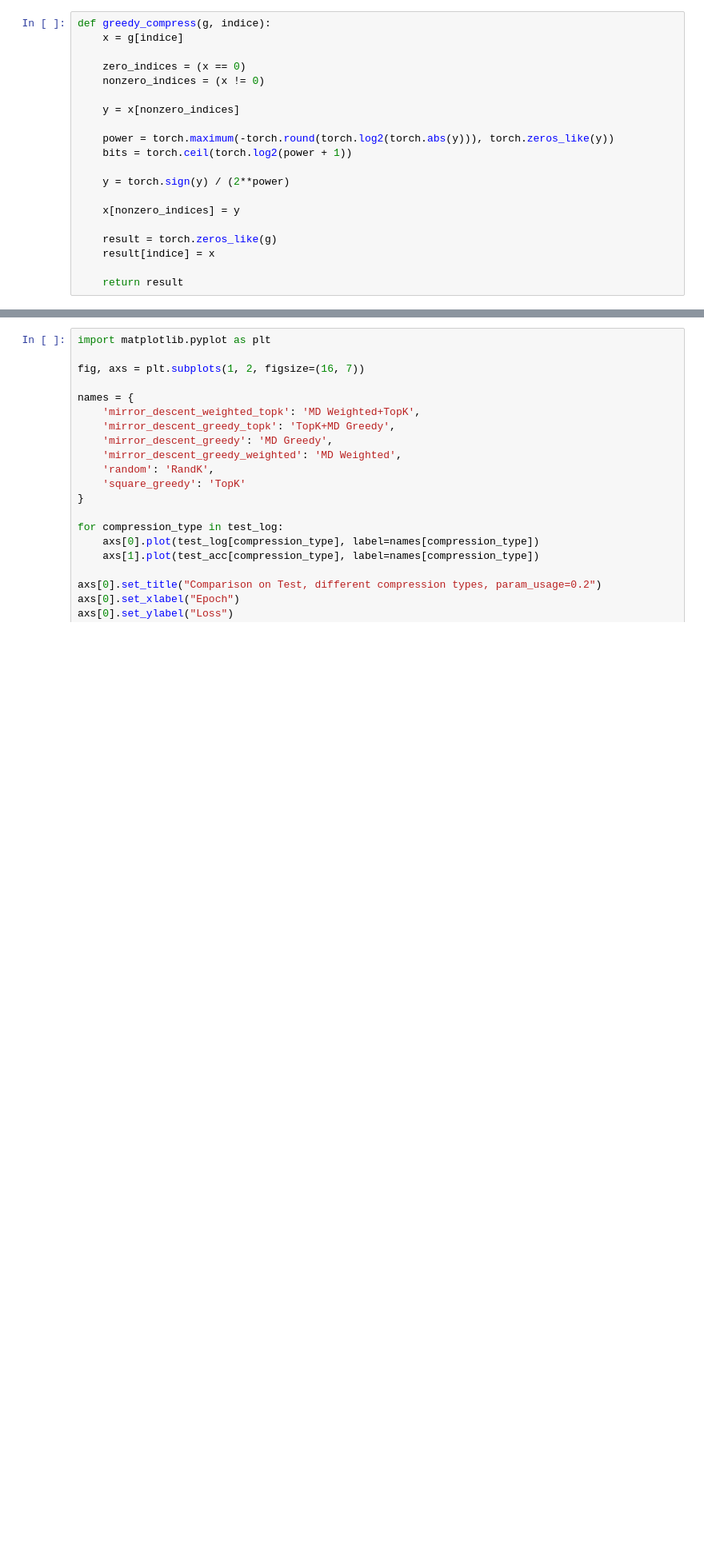
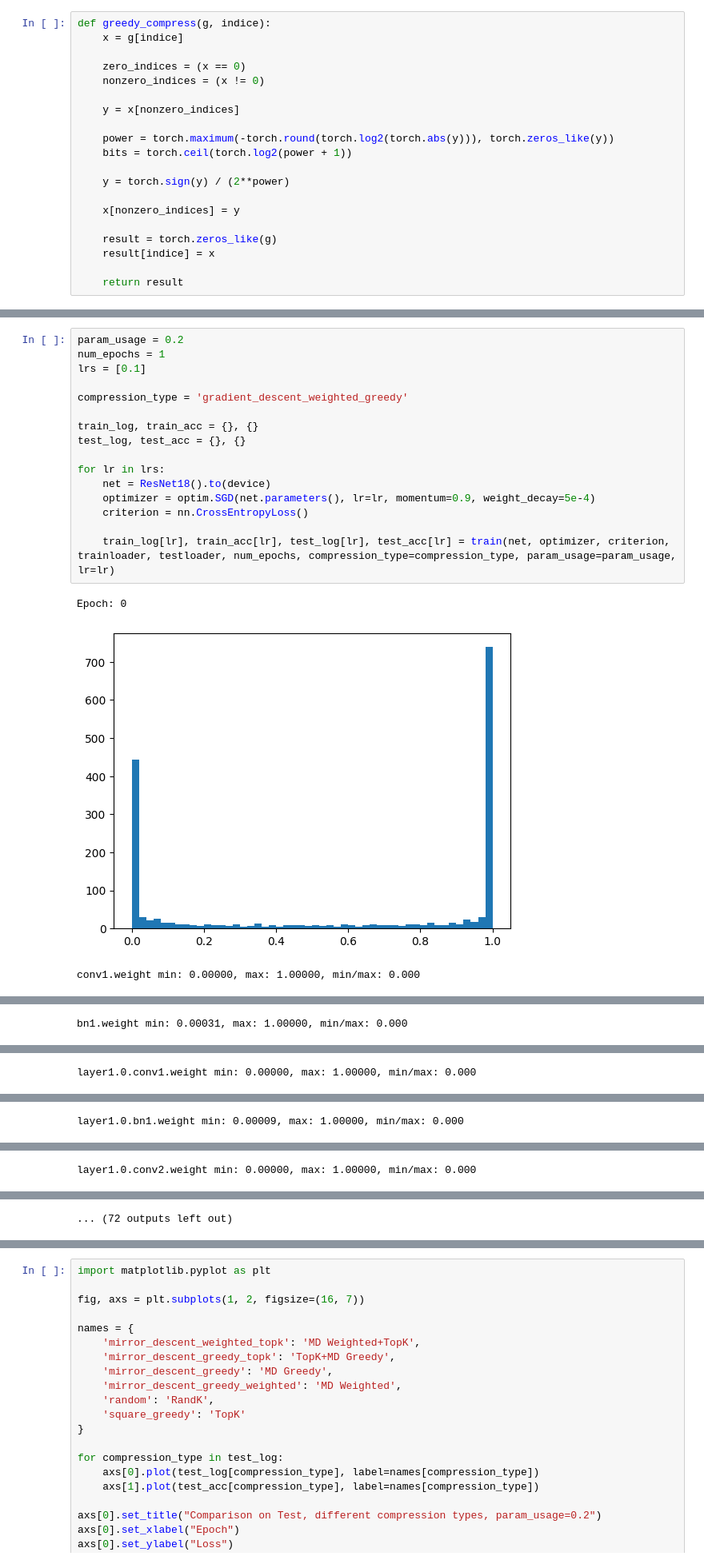
Before and after one commit to intsystems/Khafizov-BS-Thesis, a Jupyter notebook: code/ResNet+Cifar10.ipynb, the cells around one changed output, grey strips where cells are left out. Shown at 80% size. Saved outputs shown, nothing was run; the diff lists cells and outputs as text; blank space fills up the shorter version.

```diff
--- a/code/ResNet+Cifar10.ipynb
+++ b/code/ResNet+Cifar10.ipynb
@@ -353,3 +419,23 @@ def train(model, optimizer, criterion, train_dataset, val_dataset, num_epochs, c
         print('Validation Loss: %.3f | Validation Acc: %.3f%% (%d/%d)' % (val_loss, val_accuracy, correct, total))
 
     return train_log, train_acc_log, val_log, val_acc_log
+# %%
+param_usage = 0.2
+num_epochs = 1
+lrs = [0.1]
+
+compression_type = 'gradient_descent_weighted_greedy'
+
+train_log, train_acc = {}, {}
+test_log, test_acc = {}, {}
+
+for lr in lrs:
+    net = ResNet18().to(device)
+    optimizer = optim.SGD(net.parameters(), lr=lr, momentum=0.9, weight_decay=5e-4)
+    criterion = nn.CrossEntropyLoss()
+
+    train_log[lr], train_acc[lr], test_log[lr], test_acc[lr] = train(net, optimizer, criterion, trainloader, testloader, num_epochs, compression_type=compression_type, param_usage=param_usage, lr=lr)
+# %% [output]
+Epoch: 0
+[figure, added]
+conv1.weight min: 0.00000, max: 1.00000, min/max: 0.000
@@ -355,0 +443 @@ def train(model, optimizer, criterion, train_dataset, val_dataset, num_epochs, c
+bn1.weight min: 0.00031, max: 1.00000, min/max: 0.000
@@ -355,0 +445 @@ def train(model, optimizer, criterion, train_dataset, val_dataset, num_epochs, c
+layer1.0.conv1.weight min: 0.00000, max: 1.00000, min/max: 0.000
@@ -355,0 +447 @@ def train(model, optimizer, criterion, train_dataset, val_dataset, num_epochs, c
+layer1.0.bn1.weight min: 0.00009, max: 1.00000, min/max: 0.000
@@ -355,0 +449 @@ def train(model, optimizer, criterion, train_dataset, val_dataset, num_epochs, c
+layer1.0.conv2.weight min: 0.00000, max: 1.00000, min/max: 0.000
@@ -355,0 +451 @@ def train(model, optimizer, criterion, train_dataset, val_dataset, num_epochs, c
+... (72 outputs left out)
```
Also changed, not shown: parts of 18 cells of this notebook.
